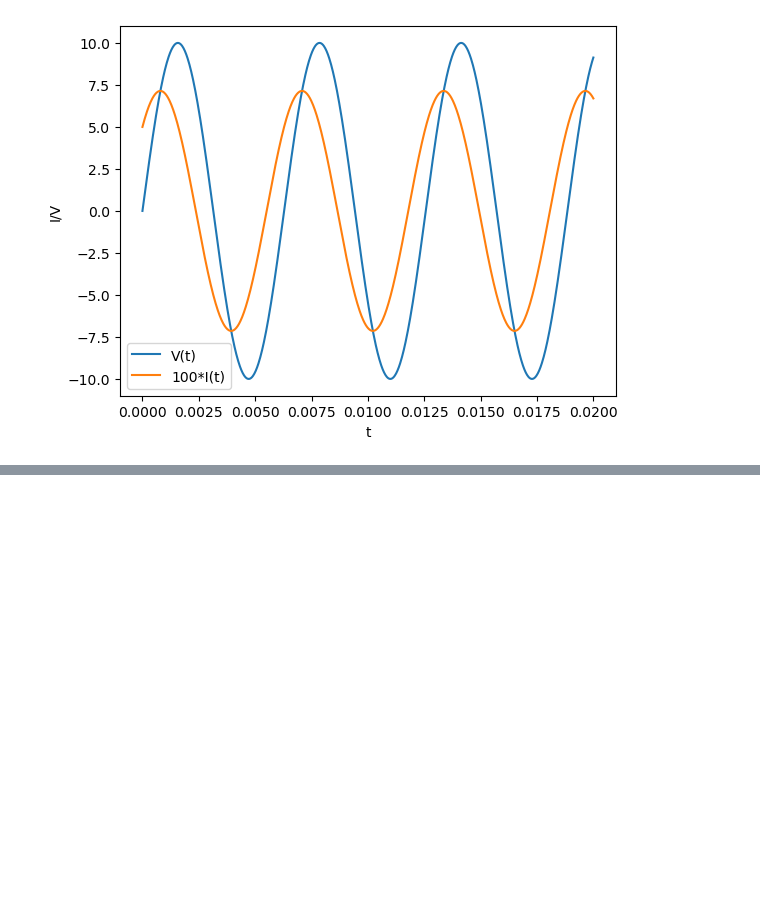
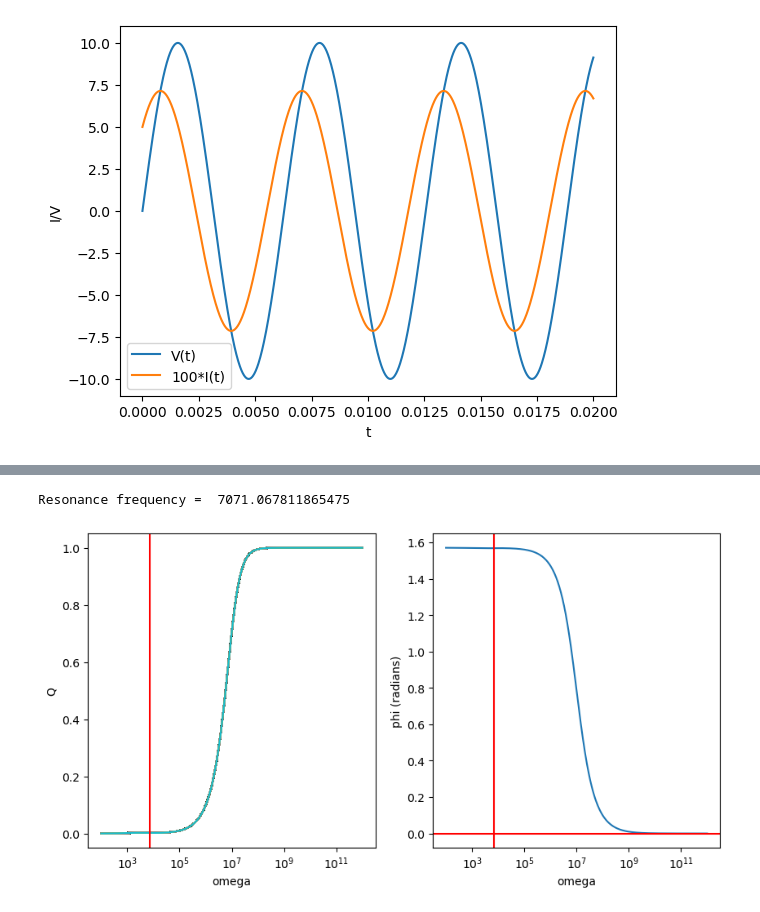
Before and after one commit to brash99/phys340, a Jupyter notebook: JupyterNotebooks/Complex/FFF_complex_RLC_Circuit.ipynb, the cells around one changed output, grey strips where cells are left out. Saved outputs shown, nothing was run; the diff lists cells and outputs as text; code cells hidden in the pictures; blank space fills up the shorter version.

```diff
--- a/JupyterNotebooks/Complex/FFF_complex_RLC_Circuit.ipynb
+++ b/JupyterNotebooks/Complex/FFF_complex_RLC_Circuit.ipynb
@@ -244,0 +367,42 @@ Resonance frequency =  7071.067811865475
+# %%
+omega_power = np.linspace(2, 12, 10000)
+omega_range = 10**omega_power
+
+Q = []
+phi = []
+for omega_val in omega_range:
+    V = v0*np.exp(1j*omega_val*t)
+    Z = 1./(1./(1j*omega_val*C) + 1./(1j*omega_val*L+Ri) + 1./R)
+    Z_real = np.real(Z)
+    Z_imag = np.imag(Z)
+    I = V/Z
+    phi.append(np.arctan(Z_imag/Z_real))
+    Q.append(Z_real*abs(I)/abs(V))
+# %%
+fig, ax = plt.subplots(1,2, figsize=(10,5))
+
+omega_res = 1/np.sqrt(L*C)
+print('Resonance frequency = ', omega_res)
+
+ax[0].plot(omega_range, Q)
+ax[0].set_xscale('log')
+ax[0].set_xlabel('omega')
+ax[0].set_ylabel('Q')
+# plot a vertical line at the resonance frequency
+ax[0].axvline(omega_res, color='r')
+
+ax[1].plot(omega_range, phi)
+ax[1].set_xlabel('omega')
+ax[1].set_ylabel('phi (radians)')
+#ax[1].set_xlim(omega_res*0.95,omega_res*1.05)
+#ax[1].set_ylim(-0.02,0.02)
+ax[1].set_xscale('log')
+
+# plot a vertical line at the resonance frequency
+ax[1].axvline(omega_res, color='r')
+ax[1].axhline(0, color='r')
+
+plt.show()
+# %% [output]
+Resonance frequency =  7071.067811865475
+[figure, added]
```
Also changed, not shown: parts of 7 cells of this notebook.
